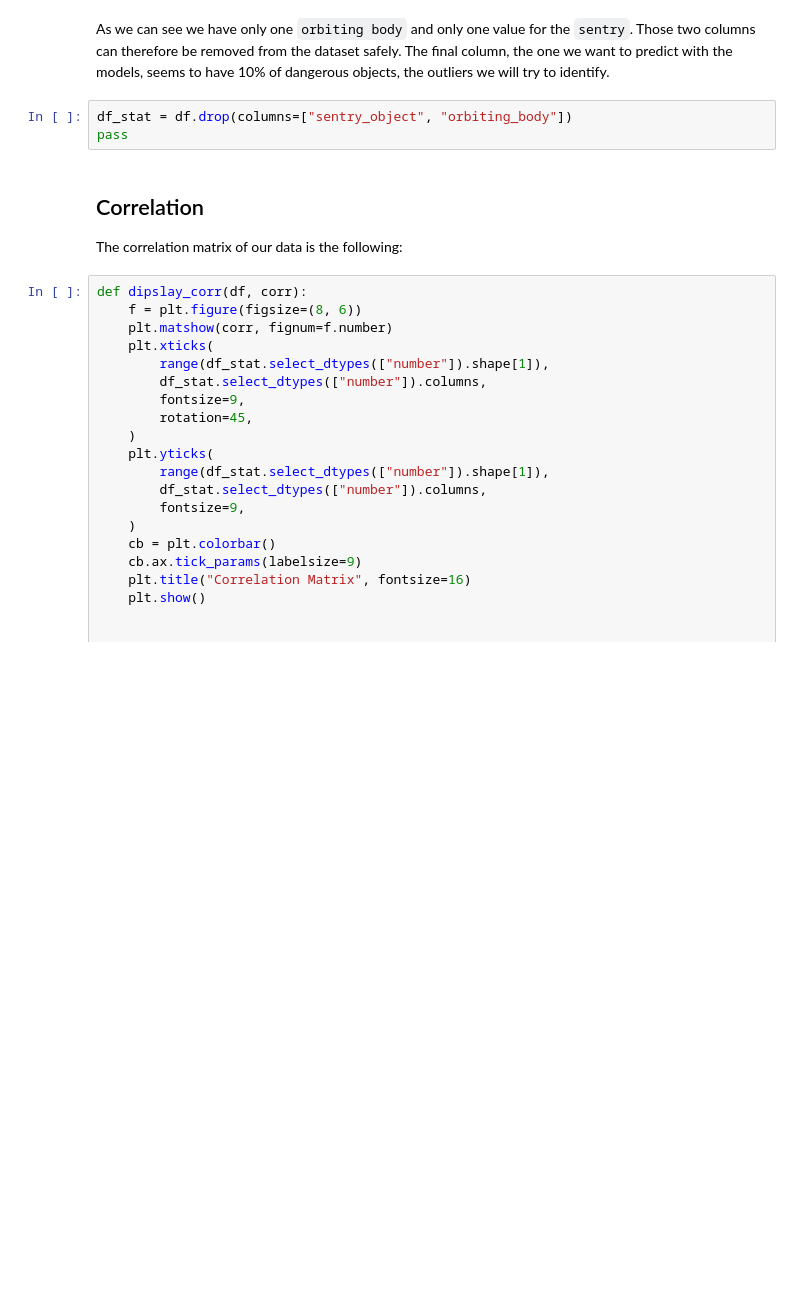
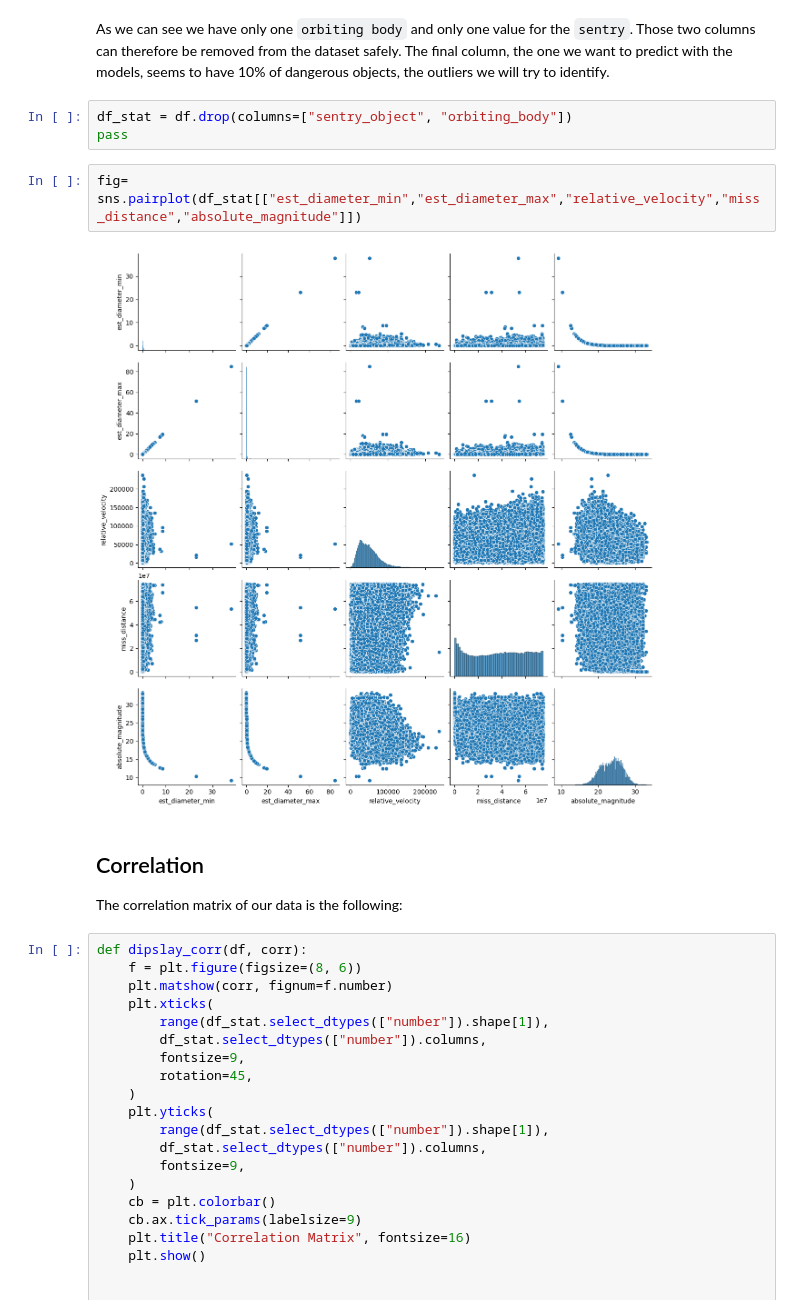
Before and after one commit to Sefray/ptml_project, a Jupyter notebook: nasa-ptml.ipynb, the cells around one changed output. Cells and saved outputs as stored; diff of their text form; blank space fills up the shorter version.

```diff
--- a/nasa-ptml.ipynb
+++ b/nasa-ptml.ipynb
@@ -145,6 +149,10 @@ The final column, the one we want to predict with the models, seems to have 10%
 # %%
 df_stat = df.drop(columns=["sentry_object", "orbiting_body"])
 pass
+# %%
+fig= sns.pairplot(df_stat[["est_diameter_min","est_diameter_max","relative_velocity","miss_distance","absolute_magnitude"]])
+# %% [output]
+[figure, added]
 # %% [markdown]
 ## Correlation
 
```
Also changed, not shown: parts of 24 cells of this notebook.
